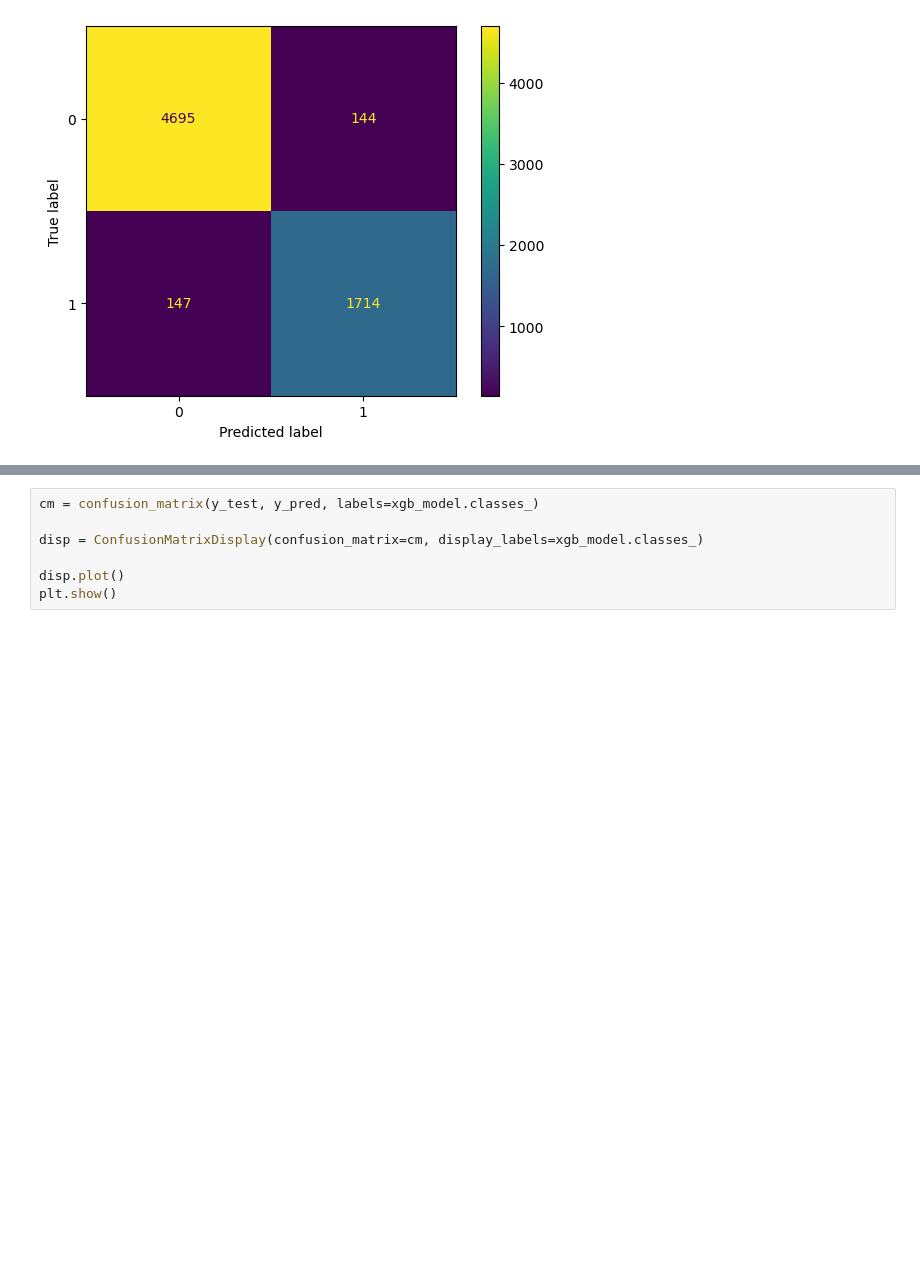
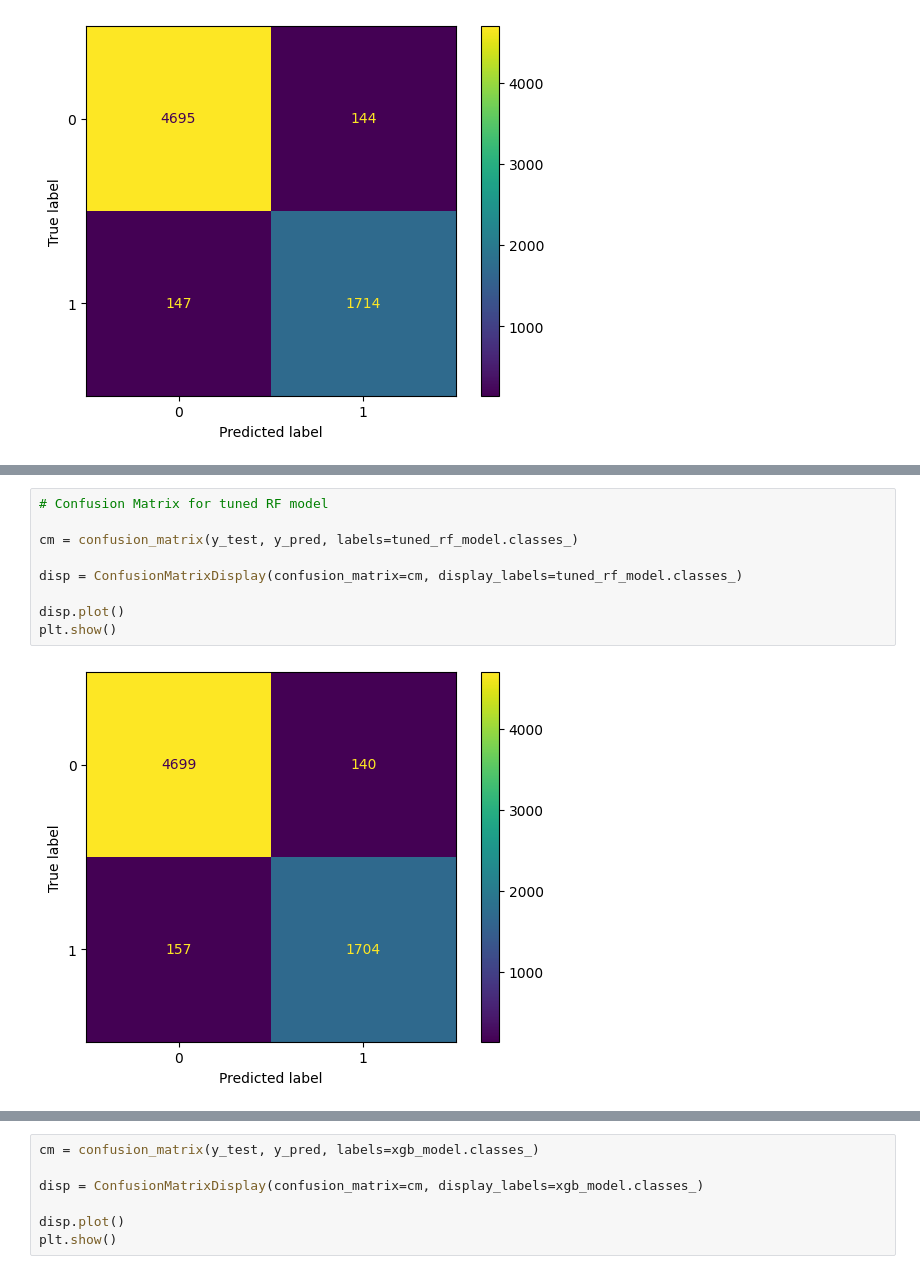
Before and after one commit to aanghs22/bt4012-group13, a Jupyter notebook: model-final.ipynb, the cells around one changed output, grey strips where cells are left out. Saved outputs shown, nothing was run; the diff lists cells and outputs as text; blank space fills up the shorter version.

```diff
--- a/model-final.ipynb
+++ b/model-final.ipynb
@@ -332,3 +384,14 @@ plt.show()
+# %%
+# Confusion Matrix for tuned RF model
+
+cm = confusion_matrix(y_test, y_pred, labels=tuned_rf_model.classes_)
+
+disp = ConfusionMatrixDisplay(confusion_matrix=cm, display_labels=tuned_rf_model.classes_)
+
+disp.plot()
+plt.show()
+# %% [output]
+[figure, added]
 # %%
 # Define the XGBoost model
 xgb_model = XGBClassifier(objective='binary:logistic', random_state=42)
```
Also changed, not shown: parts of 16 cells of this notebook.
